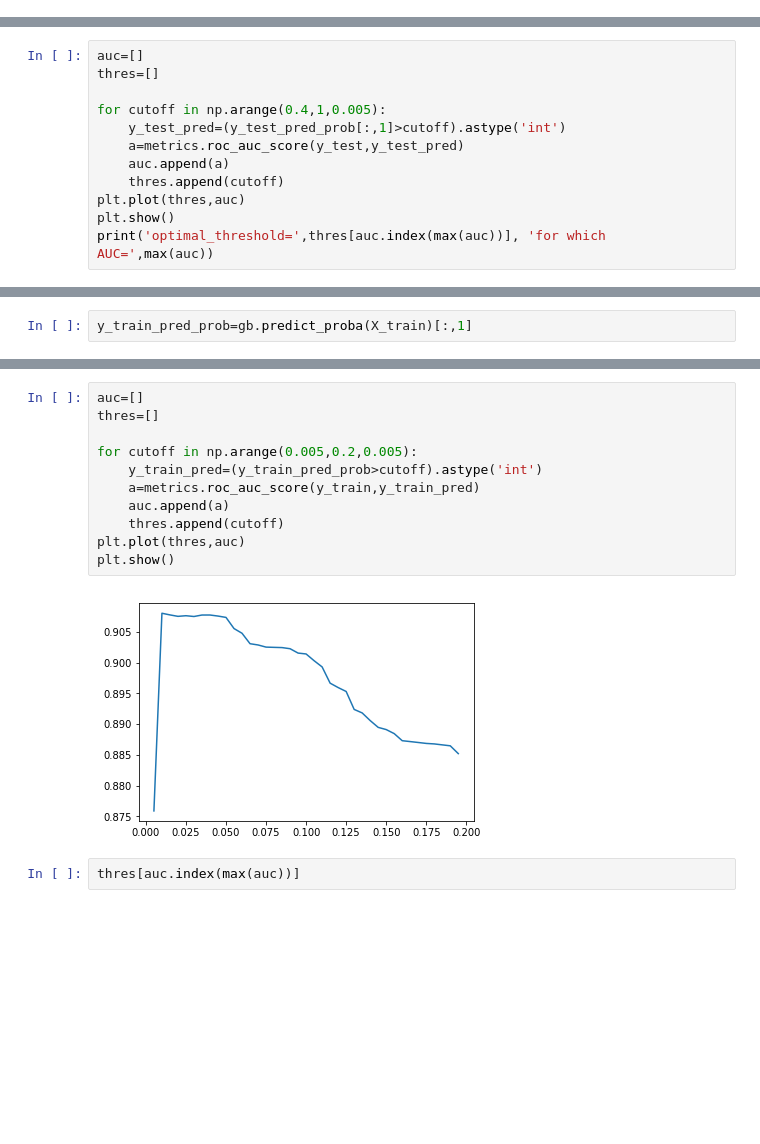
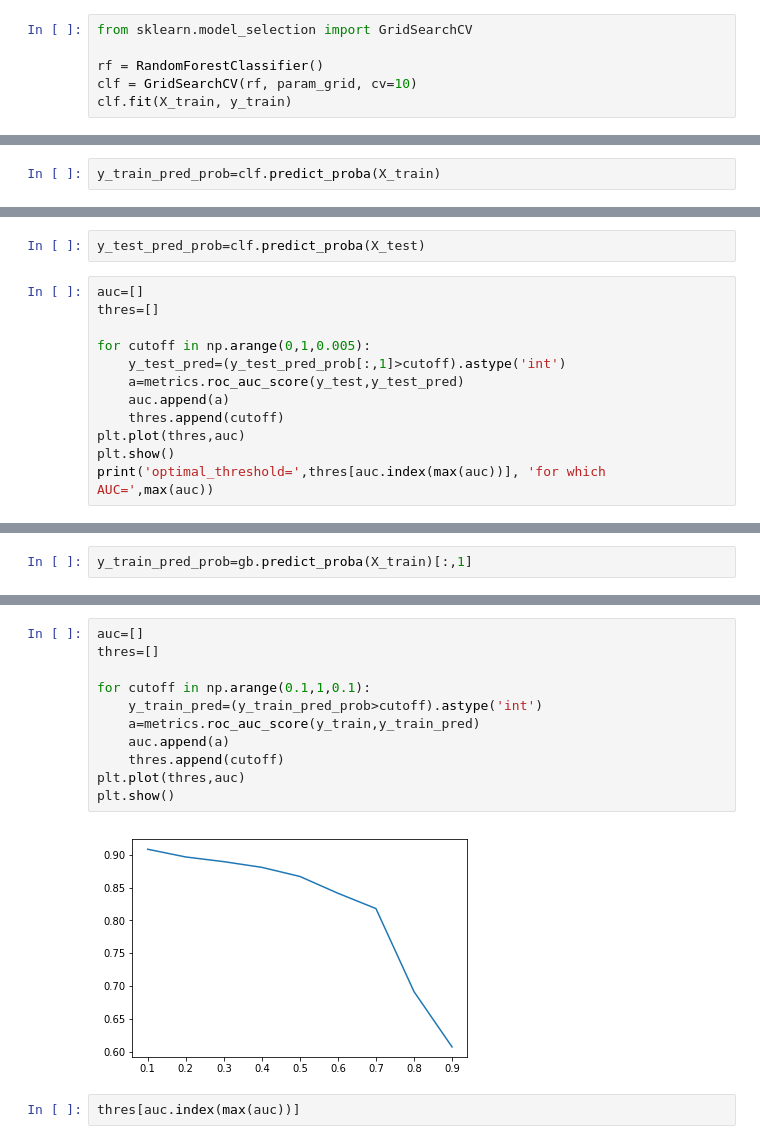
Before and after one commit to prraj67/ad_traffic_fraud, a Jupyter notebook: adtraffic_fraud_20180405- More Balanced Class.ipynb, the cells around one changed output, grey strips where cells are left out. Drawn from its saved outputs; the diff is of its cells as text; blank space fills up the shorter version.

```diff
--- a/adtraffic_fraud_20180405- More Balanced Class.ipynb
+++ b/adtraffic_fraud_20180405- More Balanced Class.ipynb
@@ -1085,0 +1168,6 @@ print(metrics.roc_auc_score(y_test,y_test_pred))
+# %%
+from sklearn.model_selection import GridSearchCV
+
+rf = RandomForestClassifier()
+clf = GridSearchCV(rf, param_grid, cv=10)
+clf.fit(X_train, y_train)
@@ -1086,3 +1194,5 @@ print(metrics.roc_auc_score(y_test,y_test_pred))
+# %%
+y_train_pred_prob=clf.predict_proba(X_train)
 # %%
 auc=[]
 thres=[]
@@ -1101,8 +1211,10 @@ optimal_threshold= 0.86 for which AUC= 0.883843729011
+# %%
+y_test_pred_prob=clf.predict_proba(X_test)
 # %%
 auc=[]
 thres=[]
 
-for cutoff in np.arange(0.4,1,0.005):
+for cutoff in np.arange(0,1,0.005):
     y_test_pred=(y_test_pred_prob[:,1]>cutoff).astype('int')
     a=metrics.roc_auc_score(y_test,y_test_pred)
     auc.append(a)
@@ -1331,16 +1445,16 @@ max(y_train_pred_prob)
 # %%
 auc=[]
 thres=[]
 
-for cutoff in np.arange(0.005,0.2,0.005):
+for cutoff in np.arange(0.1,1,0.1):
     y_train_pred=(y_train_pred_prob>cutoff).astype('int')
     a=metrics.roc_auc_score(y_train,y_train_pred)
     auc.append(a)
     thres.append(cutoff)
 plt.plot(thres,auc)
 plt.show()
 # %% [output]
-[figure, old version]
+[figure, new version]
 # %%
 thres[auc.index(max(auc))]
 # %% [output]
```
Also changed, not shown: parts of 49 cells of this notebook.
